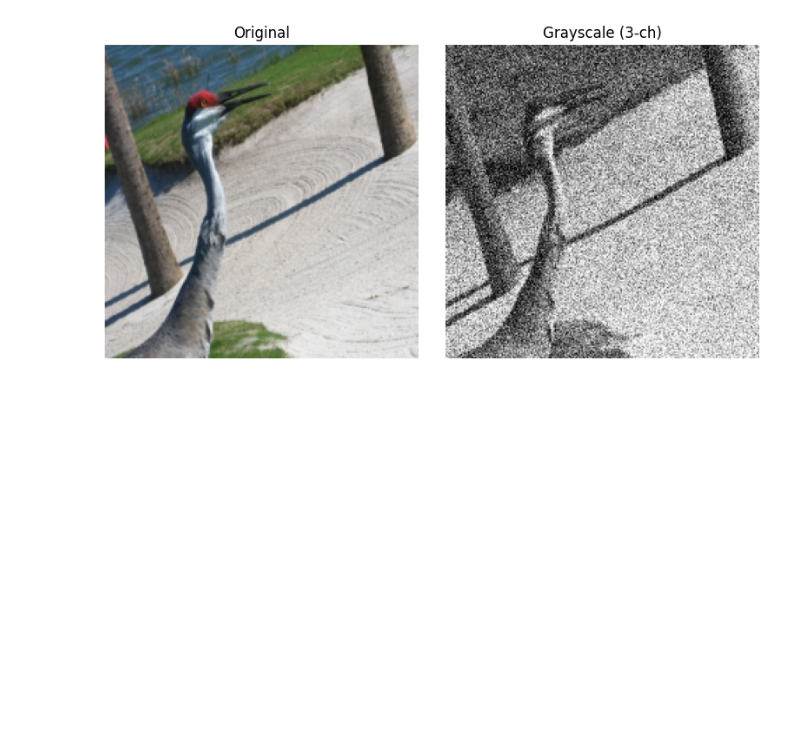
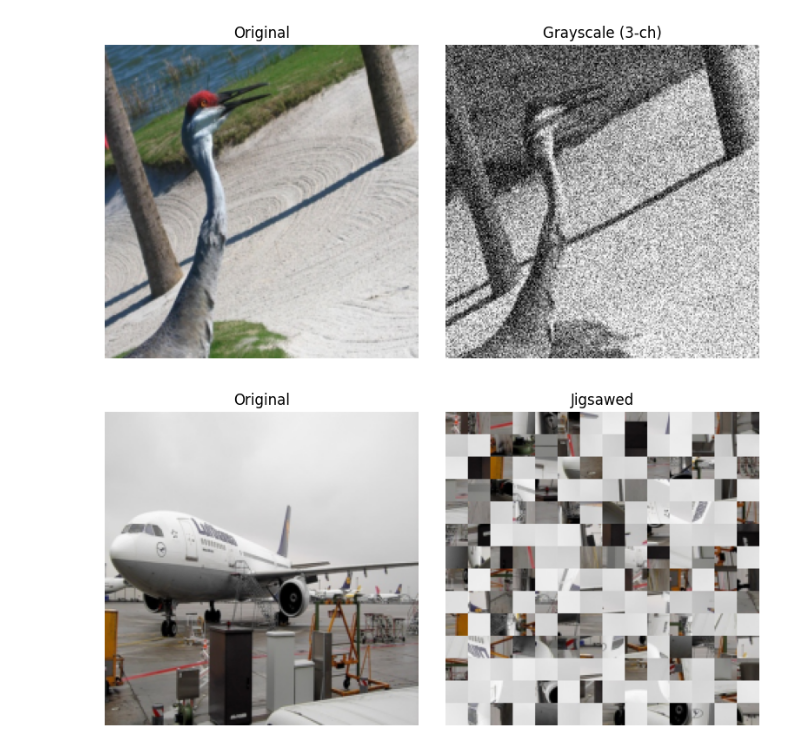
Before and after one commit to alessandroardenghi/MultiTaskDeiT, a Jupyter notebook: temp.ipynb, the cells around one changed output. Cells and saved outputs as stored; diff of their text form; code cells hidden in the pictures; blank space fills up the shorter version.

```diff
--- a/temp.ipynb
+++ b/temp.ipynb
@@ -176,3 +176,79 @@ class JigsawVisionTransformer(VisionTransformer):
             outs.pred_jigsaw = pred_jigsaw
             outs.gt_jigsaw = targets_jigsaw
         return outs
+# %%
+import torch
+import torchvision.transforms as T
+from PIL import Image
+import matplotlib.pyplot as plt
+
+# Your jigsaw function for a single image tensor
+def jigsaw_image_tensor(image: torch.Tensor, n_patches: int = 14):
+    """
+    image: torch tensor (C, H, W)
+    Returns:
+        transformed_image: torch.Tensor (C, H, W)
+        pos_vector: torch.Tensor (N,)
+        rot_vector: torch.Tensor (N,)
+    """
+    C, H, W = image.shape
+    patch_h = H // n_patches
+    patch_w = W // n_patches
+    patches = []
+
+    for i in range(n_patches):
+        for j in range(n_patches):
+            patch = image[:, i*patch_h:(i+1)*patch_h, j*patch_w:(j+1)*patch_w]
+            patches.append(patch)
+
+    N = n_patches ** 2
+    permuted_indices = torch.randperm(N)
+    pos_vector = permuted_indices.clone()
+    rot_vector = torch.randint(0, 4, (N,))
+
+    shuffled_patches = []
+    for i, idx in enumerate(permuted_indices):
+        patch = patches[idx]
+        rotated_patch = torch.rot90(patch, k=rot_vector[i].item(), dims=[1, 2])
+        shuffled_patches.append(rotated_patch)
+
+    # Reconstruct image
+    transformed_image = torch.zeros_like(image)
+    for idx, patch in enumerate(shuffled_patches):
+        i, j = divmod(idx, n_patches)
+        transformed_image[:, i*patch_h:(i+1)*patch_h, j*patch_w:(j+1)*patch_w] = patch
+
+    return transformed_image, pos_vector, rot_vector
+
+# --- Step 1: Load image with PIL ---
+image_path = "data/images/2007_000033.jpg"  # Change this to your actual image path
+img_pil = Image.open(image_path).convert("RGB")
+
+# --- Step 2: Transform to tensor ---
+transform = T.Compose([
+    T.Resize((224, 224)),
+    T.ToTensor(),  # Converts to (C, H, W) and scales to [0, 1]
+])
+img_tensor = transform(img_pil)
+
+# --- Step 3: Apply jigsaw ---
+jigsaw_img, pos_vec, rot_vec = jigsaw_image_tensor(img_tensor.clone(), n_patches=14)
+
+# --- Step 4: Visualize ---
+def show_tensor_img(img_tensor, title=""):
+    img_np = img_tensor.permute(1, 2, 0).numpy()  # (H, W, C)
+    plt.imshow(img_np)
+    plt.title(title)
+    plt.axis("off")
+
+plt.figure(figsize=(8, 4))
+plt.subplot(1, 2, 1)
+show_tensor_img(img_tensor, title="Original")
+
+plt.subplot(1, 2, 2)
+show_tensor_img(jigsaw_img, title="Jigsawed")
+
+plt.tight_layout()
+plt.show()
+# %% [output]
+[figure, added]
```
Also changed, not shown: parts of 3 cells of this notebook, 3 other files.
